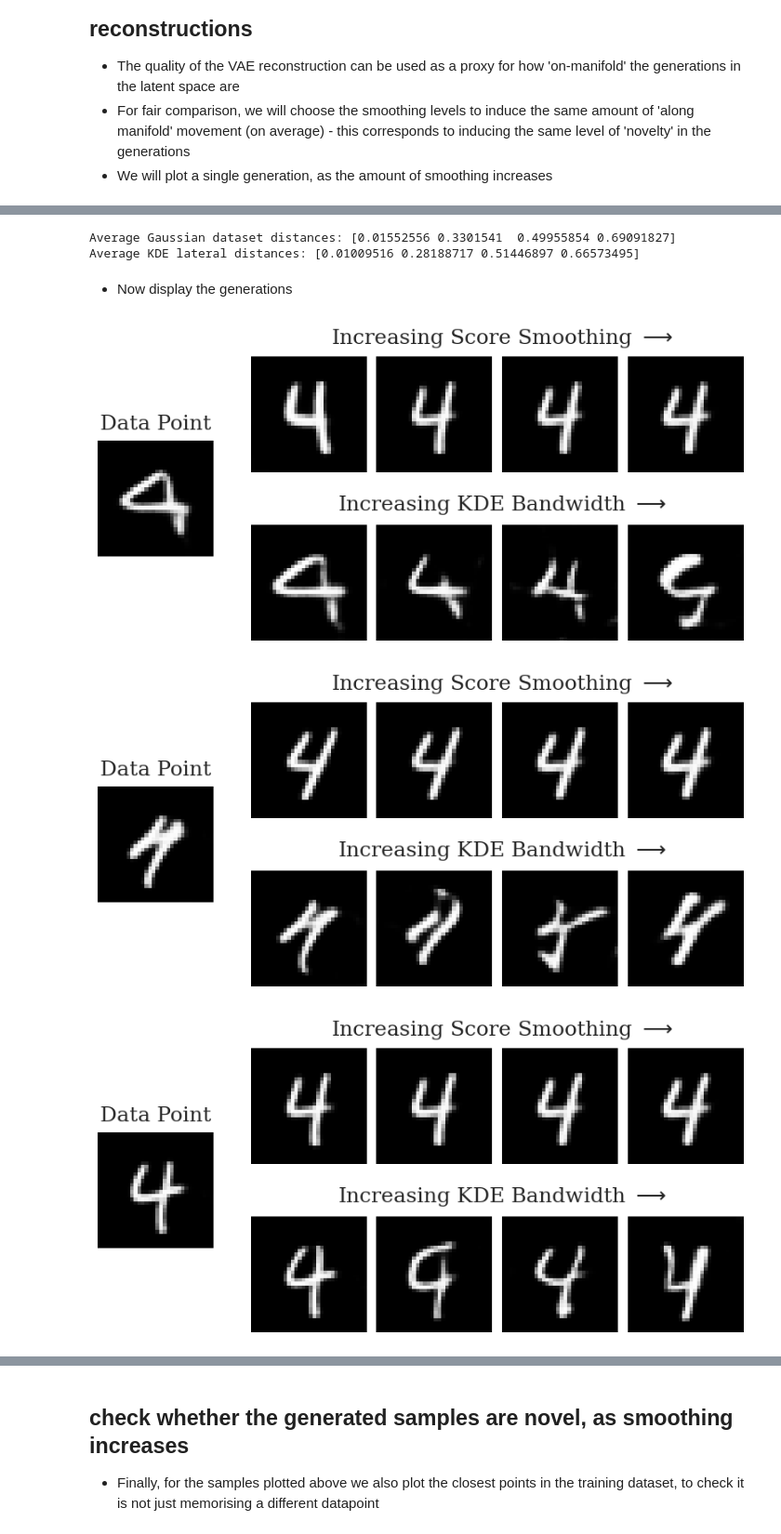
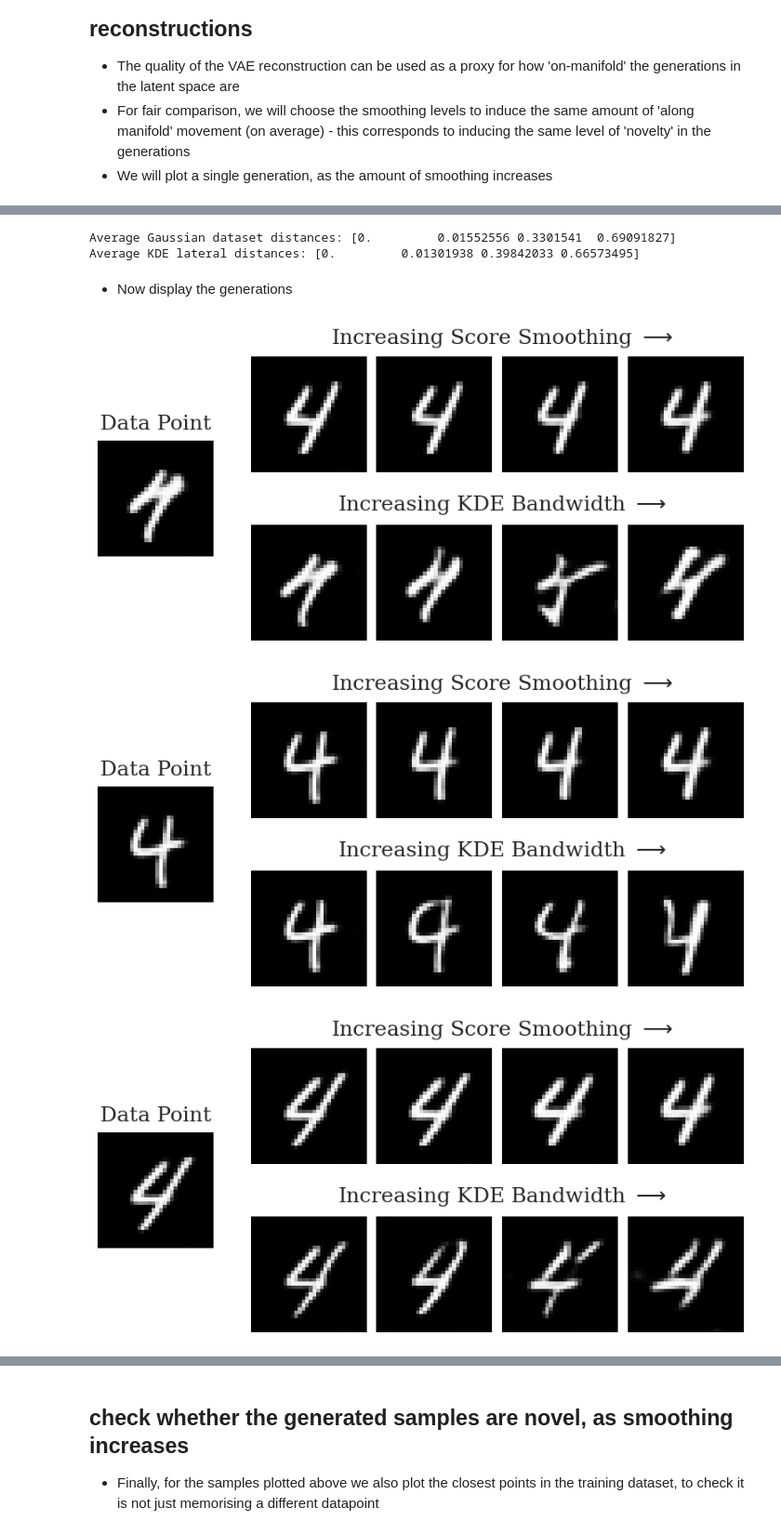
Before and after one commit to samuel-howard/log_smoothing, a Jupyter notebook: mnist_KDE_vs_gaussian.ipynb, the cells around one changed output, grey strips where cells are left out. Shown at 93% size. Saved outputs shown, nothing was run; the diff lists cells and outputs as text; code cells hidden in the pictures.

```diff
--- a/mnist_KDE_vs_gaussian.ipynb
+++ b/mnist_KDE_vs_gaussian.ipynb
@@ -90,14 +90,14 @@ vae_config = {
 rng = jax.random.PRNGKey(0)
 vae, init_params = create_vae(rng, vae_config['model_config'])
 
-params, losses, params_lst = vae.train(rng, init_params, vae_images, vae_config['training_config'])
-plt.plot(losses)
-plt.yscale('log')
+# params, losses, params_lst = vae.train(rng, init_params, vae_images, vae_config['training_config'])
+# plt.plot(losses)
+# plt.yscale('log')
 
-# Save params
-with open('params/vae_params.pkl', 'wb') as f:
-    pkl.dump(params, f)
+# # Save params
+# with open('params/vae_params.pkl', 'wb') as f:
+#     pkl.dump(params, f)
 
-# # Load pretrained params
-# with open('params/vae_params.pkl', 'rb') as f:
-#     params = pkl.load(f)
+# Load pretrained params
+with open('params/vae_params.pkl', 'rb') as f:
+    params = pkl.load(f)
@@ -538,7 +519,7 @@ plt.show()
 - We will plot a single generation, as the amount of smoothing increases
 # %%
 # gaussian smoothing
-gaussian_smoothing_params = [0.4, 0.5, 0.6, 0.7]
+gaussian_smoothing_params = [0.3, 0.4, 0.5, 0.7]
 
 num_samples = 500
 
@@ -592,7 +573,7 @@ Smoothing parameter: 0.6
 Smoothing parameter: 0.7
 # %%
 # KDE
-KDE_params = [0.2, 0.36, 0.44, 0.5] # chosen to induce similar lateral distances to the gaussian smoothing params
+KDE_params = [0.1, 0.2, 0.4, 0.5] # chosen to induce similar lateral distances to the gaussian smoothing params
 
 key = jax.random.PRNGKey(42)
 data_empirical_eps_fn = lambda x, t, key: empirical_eps_fn(x, latent_train_images, t)
@@ -649,8 +630,8 @@ KDE parameter: 0.5
 print("Average Gaussian dataset distances:", average_gaussian_lateral_dists)
 print("Average KDE lateral distances:", average_KDE_lateral_dists)
 # %% [output]
-Average Gaussian dataset distances: [0.01552556 0.3301541  0.49955854 0.69091827]
-Average KDE lateral distances: [0.01009516 0.28188717 0.51446897 0.66573495]
+Average Gaussian dataset distances: [0.         0.01552556 0.3301541  0.69091827]
+Average KDE lateral distances: [0.         0.01301938 0.39842033 0.66573495]
 # %% [markdown]
 - Now display the generations
 # %%
@@ -705,15 +686,18 @@ def plot_smoothing_grid(data_point, plot_gaussian_samples, plot_KDE_samples, sav
         plt.savefig(savefig, bbox_inches='tight')
     plt.show()
 # %%
-idx = 0
+idx = 1
 plot_smoothing_grid(init_images[idx], gaussian_samples[:,idx],  KDE_samples[:,idx], savefig="figures/mnist_KDE_smoothing_plots_4s.pdf")
 
-idx = 1
-plot_smoothing_grid(init_images[idx], gaussian_samples[:,idx],  KDE_samples[:,idx])
+idx = 2
+plot_smoothing_grid(init_images[idx], gaussian_samples[:,idx],  KDE_samples[:,idx], savefig="figures/mnist_KDE_smoothing_plots_4s_2.pdf")
 
-idx = 2
-plot_smoothing_grid(init_images[idx], gaussian_samples[:,idx],  KDE_samples[:,idx])
+idx = 3
+plot_smoothing_grid(init_images[idx], gaussian_samples[:,idx],  KDE_samples[:,idx], savefig="figures/mnist_KDE_smoothing_plots_4s_3.pdf")
+
+idx = 4
+plot_smoothing_grid(init_images[idx], gaussian_samples[:,idx],  KDE_samples[:,idx], savefig="figures/mnist_KDE_smoothing_plots_4s_4.pdf")
 # %% [output]
-[figure, old version]
+[figure, new version]
-[figure, old version]
+[figure, new version]
-[figure, old version]
+[figure, new version]
```
Also changed, not shown: parts of 6 cells of this notebook, 2 other files.
